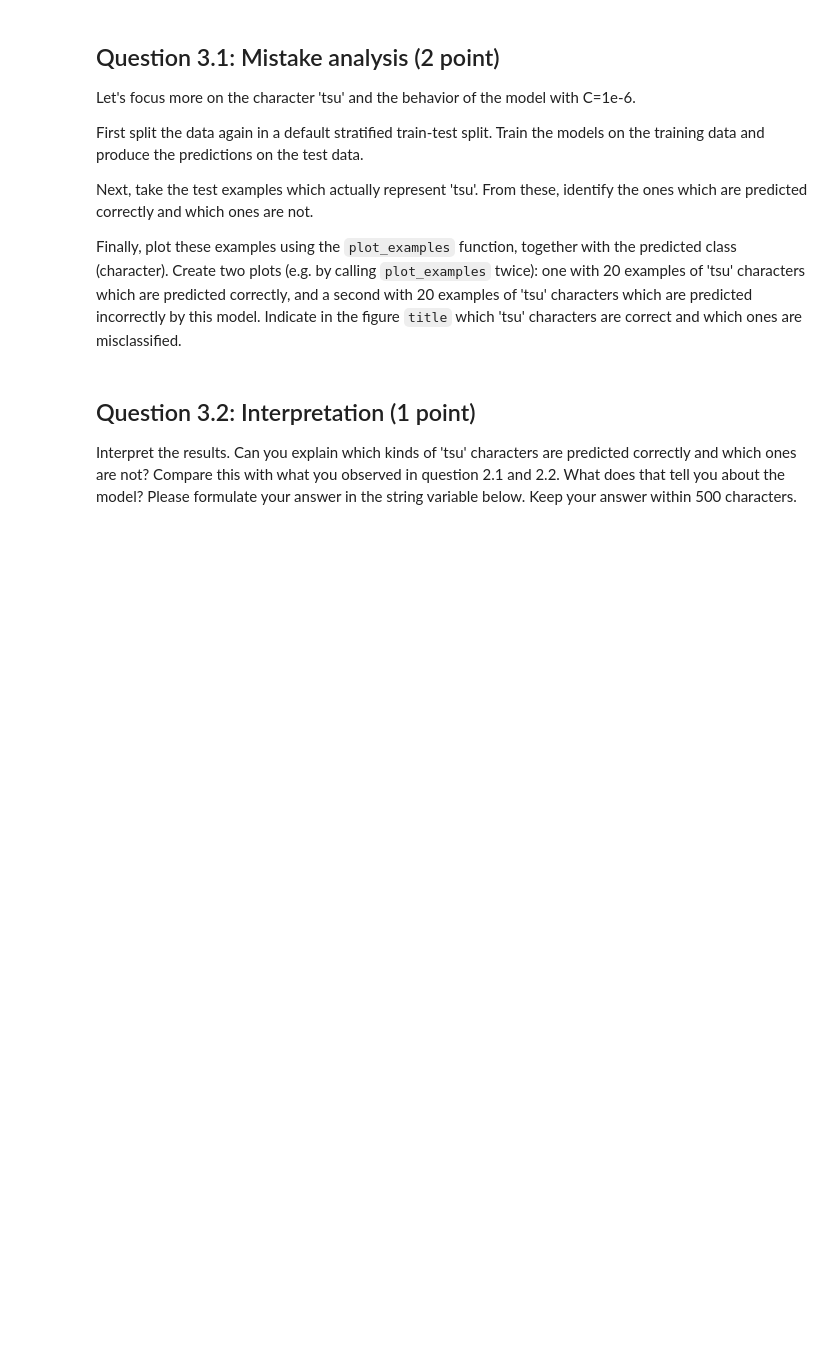
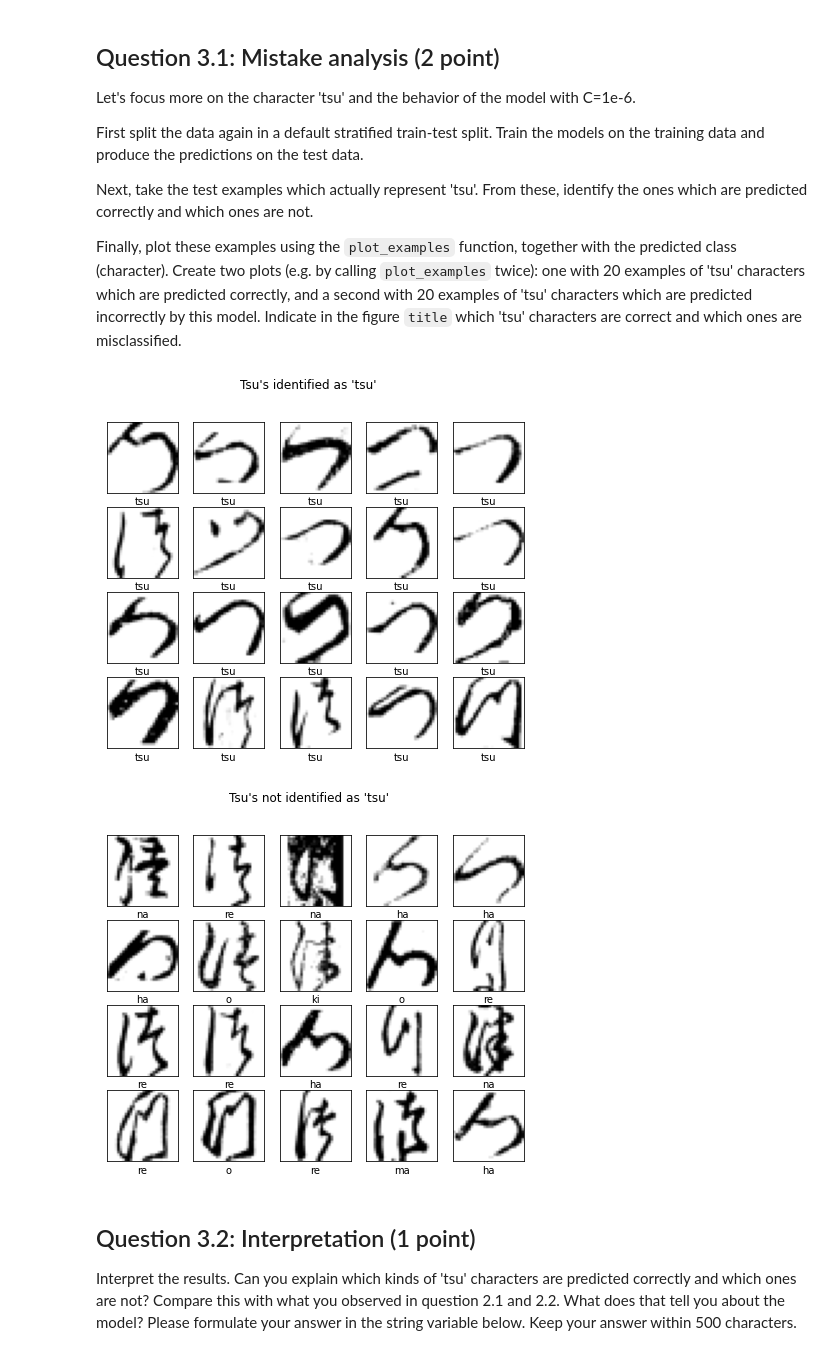
Before and after one commit to georgevangelou/ml-course-tue, a Jupyter notebook: Assignment_1.ipynb, the cells around one changed output. Cells and saved outputs as stored; diff of their text form; code cells hidden in the pictures; blank space fills up the shorter version.

```diff
--- a/Assignment_1.ipynb
+++ b/Assignment_1.ipynb
@@ -322,15 +341,60 @@ Finally, plot these examples using the `plot_examples` function, together with t
 # %%
 # Implement. Do not change the name or signature of this function.
 def plot_mistakes(X,y):
     """ Plots two sets of images. The first set shows 20 examples of characters
     predicted correctly by a Logistic Regression classifier with C=1e-6. The
     second set shows 20 examples of misclassifications.
     X -- the data for training and testing
     y -- the correct labels
     Returns: 2 sets of plots, as described above.
     """
-    pass
+
+#     X = X[0 : int(len(X)/4)]
+#     y = y[0 : int(len(y)/4)]
+    X_train, X_test, y_train, y_test = train_test_split(X, y, test_size=0.2, random_state=0)
+    C = 10**(-6)
+    model = LogisticRegression(C=C, max_iter=100)
+    model.fit(X_train, y_train)
+
+
+    predictions = model.predict(X_test)
+    images_corr = []
+    images_wrong = []
+    labels_corr = []
+    labels_wrong = []
+
+    TSU_LABEL = '3'
+    for i in range(len(predictions)):
+        image = np.array(X_test.iloc[i])
+        label = y_test.iloc[i]
+        predi = predictions[i]
+
+        if label != TSU_LABEL:
+            continue
+
+        elif len(images_corr) >= 20 and len(images_wrong) >= 20:
+            break
+
+        elif predi == TSU_LABEL and len(images_corr) < 20:
+            images_corr.append(image)
+            labels_corr.append(predi)
+
+        elif predi != TSU_LABEL and len(images_wrong) < 20:
+            images_wrong.append(image)
+            labels_wrong.append(predi)
+
+    plot_examples(images_corr, labels_corr, row_length=5, title="Tsu's identified as 'tsu'")
+    plot_examples(images_wrong, labels_wrong, row_length=5, title="Tsu's not identified as 'tsu'")
+    """ Renders a set of images
+    images -- an array of 28x28 images as 1D vectors
+    labels -- the corresponding labels for each image
+    row_length -- how many images should be shown per line
+    title -- a title for the produced figure
+    """
 plot_mistakes(X,y)
+# %% [output]
+[figure, added]
+[figure, added]
 # %% [markdown]
 ## Question 3.2: Interpretation (1 point)
 Interpret the results. Can you explain which kinds of 'tsu' characters are predicted correctly and which ones are not? Compare this with what you observed in question 2.1 and 2.2. What does that tell you about the model? Please formulate your answer in the string variable below. Keep your answer within 500 characters.
```
Also changed, not shown: parts of 5 cells of this notebook.
